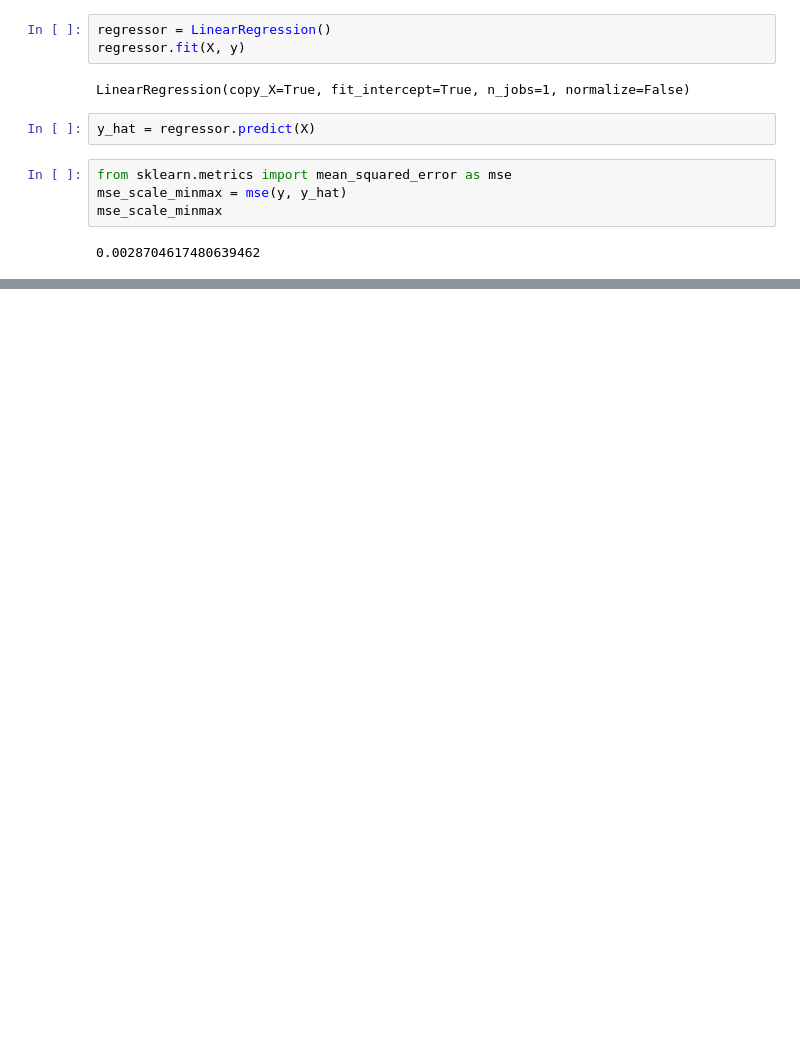
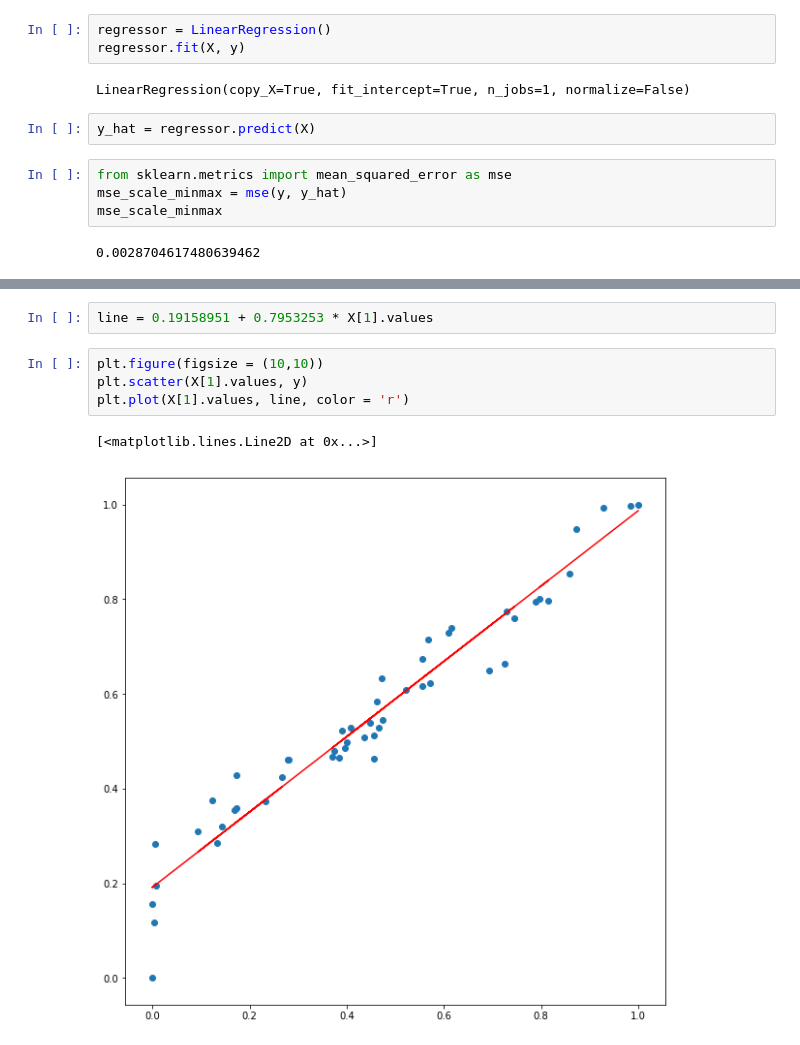
Before and after one commit to ShendoxParadox/Startups-DataSet, a Jupyter notebook: MultiLinear Regression Startups Data.ipynb, the cells around one changed output, grey strips where cells are left out. Cells and saved outputs as stored; diff of their text form; blank space fills up the shorter version.

```diff
--- a/MultiLinear Regression Startups Data.ipynb
+++ b/MultiLinear Regression Startups Data.ipynb
@@ -619,0 +641,9 @@ mse_scale_minmax
+# %%
+line = 0.19158951 + 0.7953253 * X[1].values
+# %%
+plt.figure(figsize = (10,10))
+plt.scatter(X[1].values, y)
+plt.plot(X[1].values, line, color = 'r')
+# %% [output]
+[<matplotlib.lines.Line2D at 0x...>]
+[figure, added]
```
Also changed, not shown: parts of 24 cells of this notebook.
